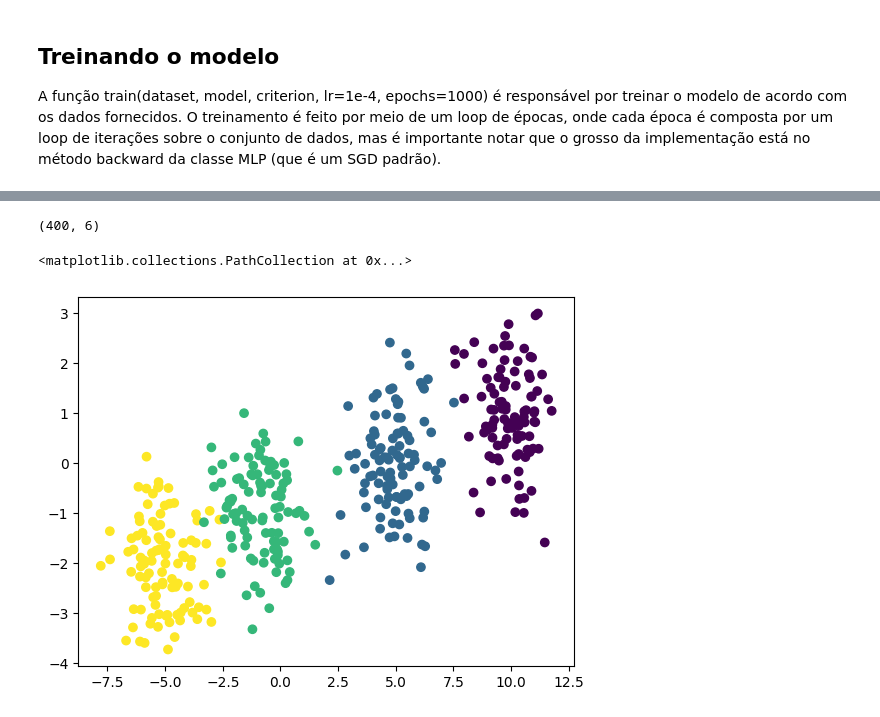
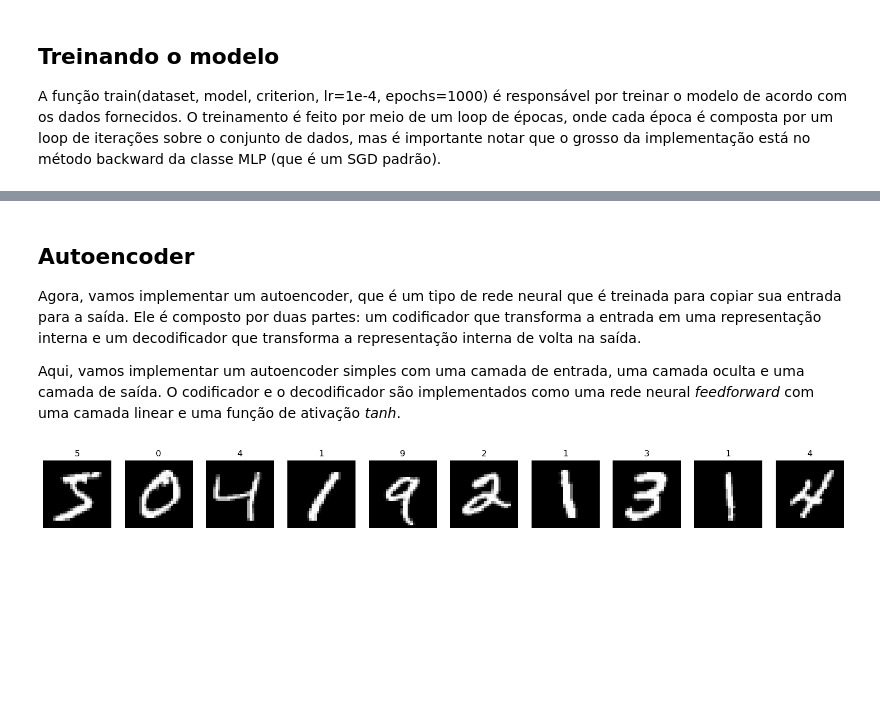
Before and after one commit to rzimmerdev/sentiment-analysis, a Jupyter notebook: atividade_1.ipynb, the cells around one changed output, grey strips where cells are left out. Drawn from its saved outputs; the diff is of its cells as text; code cells hidden in the pictures; blank space fills up the shorter version.

Commit message:
Autoencoder with MNIST

```diff
--- a/atividade_1.ipynb
+++ b/atividade_1.ipynb
@@ -428,2 +418,8 @@ Loss: 84.4868403042442
+# %% [markdown]
+## Autoencoder
+
+Agora, vamos implementar um autoencoder, que é um tipo de rede neural que é treinada para copiar sua entrada para a saída. Ele é composto por duas partes: um codificador que transforma a entrada em uma representação interna e um decodificador que transforma a representação interna de volta na saída.
+
+Aqui, vamos implementar um autoencoder simples com uma camada de entrada, uma camada oculta e uma camada de saída. O codificador e o decodificador são implementados como uma rede neural _feedforward_ com uma camada linear e uma função de ativação _tanh_.
 # %%
 class Autoencoder(Module):
@@ -442,21 +450,32 @@ class Autoencoder(Module):
     def backward(self, grad, lr=0.01):
         grad = self.decoder.backward(grad, lr=lr)
         return self.encoder.backward(grad, lr=lr)
+# %%
+# Now, for the autoencoder, we will try to generate the same data
+# Our test dataset will be the MNIST image dataset
+from sklearn.datasets import fetch_openml
+
+mnist = fetch_openml('mnist_784', version=1)
 # %%
-# 2 features, 4 classes
-classes = {
-    0: (100, [(10, 1), (1, 1)]),
-    1: (100, [(5, 1), (0, 1)]),
-    2: (100, [(-1, 1), (-1, 1)]),
-    3: (100, [(-5, 1), (-2, 1)]),
-}
-data = generate_data(classes)
+x = mnist.data
+x_train = x.values
 
-dataset = [(x[:2], x[2:]) for x in data]
+y = mnist.target
+y_train = y.values
 
-print(data.shape)
-plt.scatter(data[:, 0], data[:, 1], c=np.argmax(data[:, 2:], axis=1))
+input_features = x.shape[1]
+output_features = 10
+
+# plot some images
+fig, axes = plt.subplots(1, 10, figsize=(20, 2))
+
+# x is a dataframe
+for i, ax in enumerate(axes):
+    image = x_train[i].reshape(28, 28)
+    ax.imshow(image, cmap='gray')
+    ax.axis('off')
+    ax.set_title(y_train[i])
+
+plt.show()
 # %% [output]
-(400, 6)
-<matplotlib.collections.PathCollection at 0x...>
-[figure, old version]
+[figure, new version]
```
Also changed, not shown: parts of 30 cells of this notebook.
